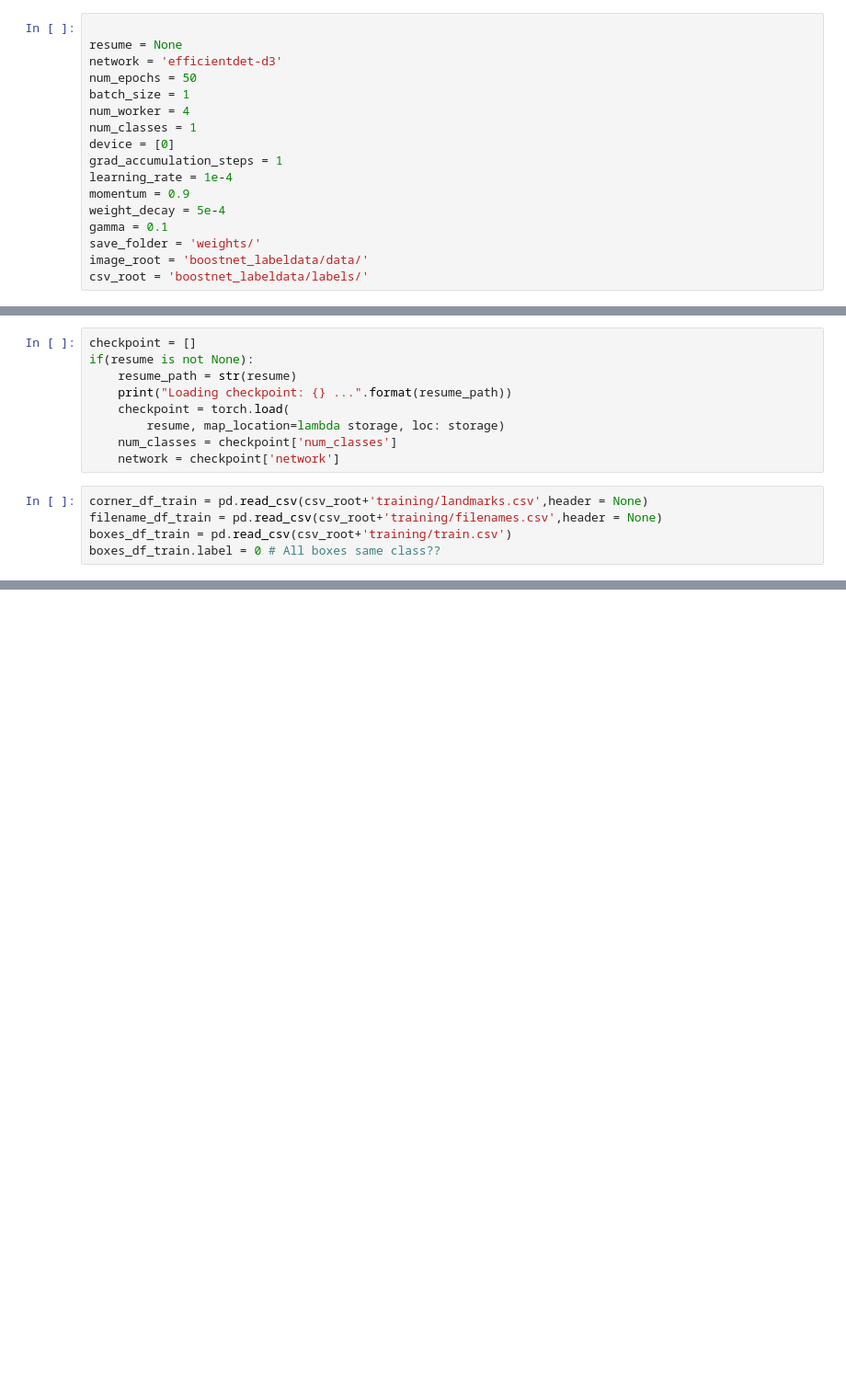
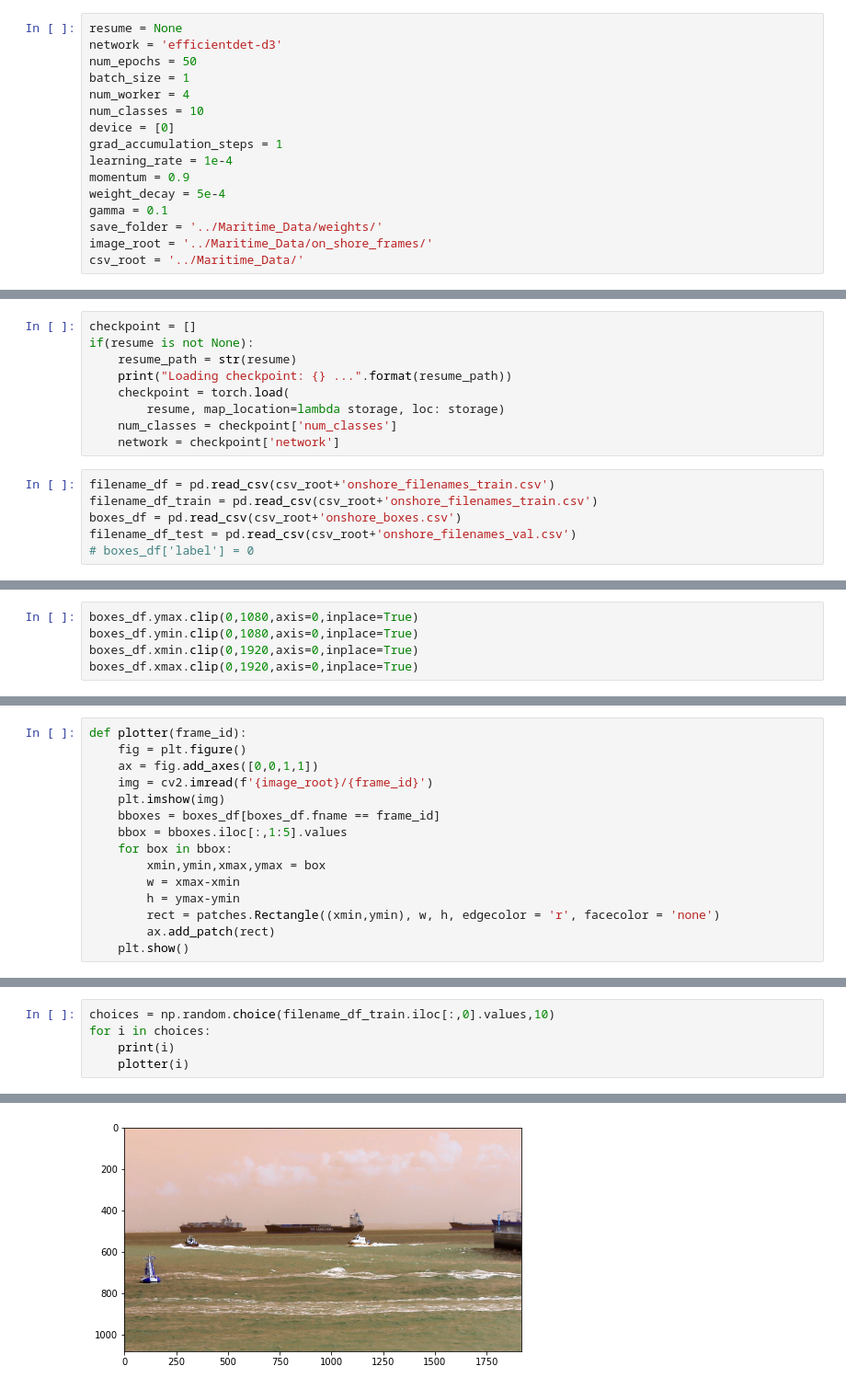
Before and after one commit to rishabh-16/EfficientDet.Pytorch, a Jupyter notebook: train.ipynb, the cells around one changed output, grey strips where cells are left out. Shown: that part at 92% size. Drawn from its saved outputs; the diff is of its cells as text; blank space fills up the shorter version.

```diff
--- a/train.ipynb
+++ b/train.ipynb
@@ -17,21 +19,20 @@ from tqdm.notebook import tqdm as tqdm
 from sklearn.metrics import average_precision_score
 # %%
-
 resume = None
 network = 'efficientdet-d3'
 num_epochs = 50
 batch_size = 1
 num_worker = 4
-num_classes = 1
+num_classes = 10
 device = [0]
 grad_accumulation_steps = 1
 learning_rate = 1e-4
 momentum = 0.9
 weight_decay = 5e-4
 gamma = 0.1
-save_folder = 'weights/'
-image_root = 'boostnet_labeldata/data/'
-csv_root = 'boostnet_labeldata/labels/'
+save_folder = '../Maritime_Data/weights/'
+image_root = '../Maritime_Data/on_shore_frames/'
+csv_root = '../Maritime_Data/'
 # %%
 if not os.path.exists(save_folder):
     os.mkdir(save_folder)
@@ -68,7 +69,8 @@ if(resume is not None):
     num_classes = checkpoint['num_classes']
     network = checkpoint['network']
 # %%
-corner_df_train = pd.read_csv(csv_root+'training/landmarks.csv',header = None)
-filename_df_train = pd.read_csv(csv_root+'training/filenames.csv',header = None)
-boxes_df_train = pd.read_csv(csv_root+'training/train.csv')
-boxes_df_train.label = 0 # All boxes same class??
+filename_df = pd.read_csv(csv_root+'onshore_filenames_train.csv')
+filename_df_train = pd.read_csv(csv_root+'onshore_filenames_train.csv')
+boxes_df = pd.read_csv(csv_root+'onshore_boxes.csv')
+filename_df_test = pd.read_csv(csv_root+'onshore_filenames_val.csv')
+# boxes_df['label'] = 0
@@ -74,0 +90,5 @@ boxes_df_train.label = 0 # All boxes same class??
+# %%
+boxes_df.ymax.clip(0,1080,axis=0,inplace=True)
+boxes_df.ymin.clip(0,1080,axis=0,inplace=True)
+boxes_df.xmin.clip(0,1920,axis=0,inplace=True)
+boxes_df.xmax.clip(0,1920,axis=0,inplace=True)
@@ -74,0 +137,15 @@ boxes_df_train.label = 0 # All boxes same class??
+# %%
+def plotter(frame_id):
+    fig = plt.figure()
+    ax = fig.add_axes([0,0,1,1])
+    img = cv2.imread(f'{image_root}/{frame_id}')
+    plt.imshow(img)
+    bboxes = boxes_df[boxes_df.fname == frame_id]
+    bbox = bboxes.iloc[:,1:5].values
+    for box in bbox:
+        xmin,ymin,xmax,ymax = box
+        w = xmax-xmin
+        h = ymax-ymin
+        rect = patches.Rectangle((xmin,ymin), w, h, edgecolor = 'r', facecolor = 'none')
+        ax.add_patch(rect)
+    plt.show()
@@ -74,0 +160,6 @@ boxes_df_train.label = 0 # All boxes same class??
+# %%
+choices = np.random.choice(filename_df_train.iloc[:,0].values,10)
+for i in choices:
+    print(i)
+    plotter(i)
+# %% [output]
@@ -74,0 +168 @@ boxes_df_train.label = 0 # All boxes same class??
+[figure, added]
```
Also changed, not shown: parts of 17 cells of this notebook, 3 other files.
